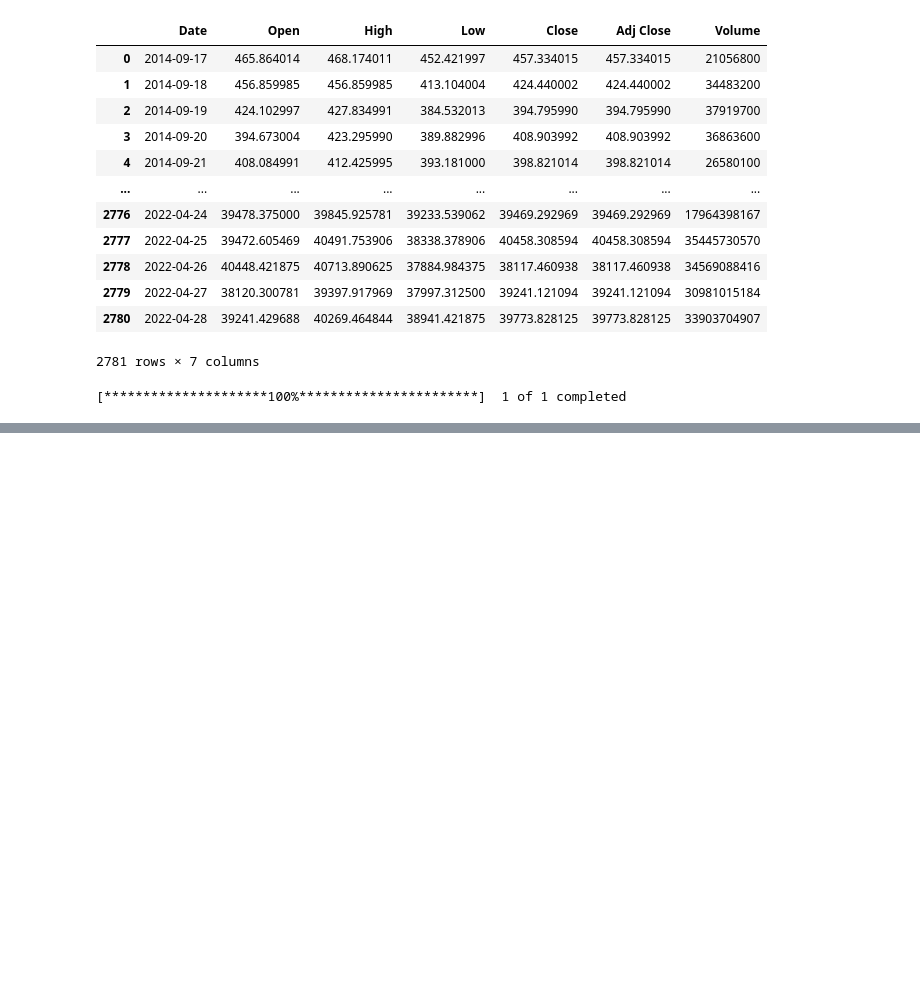
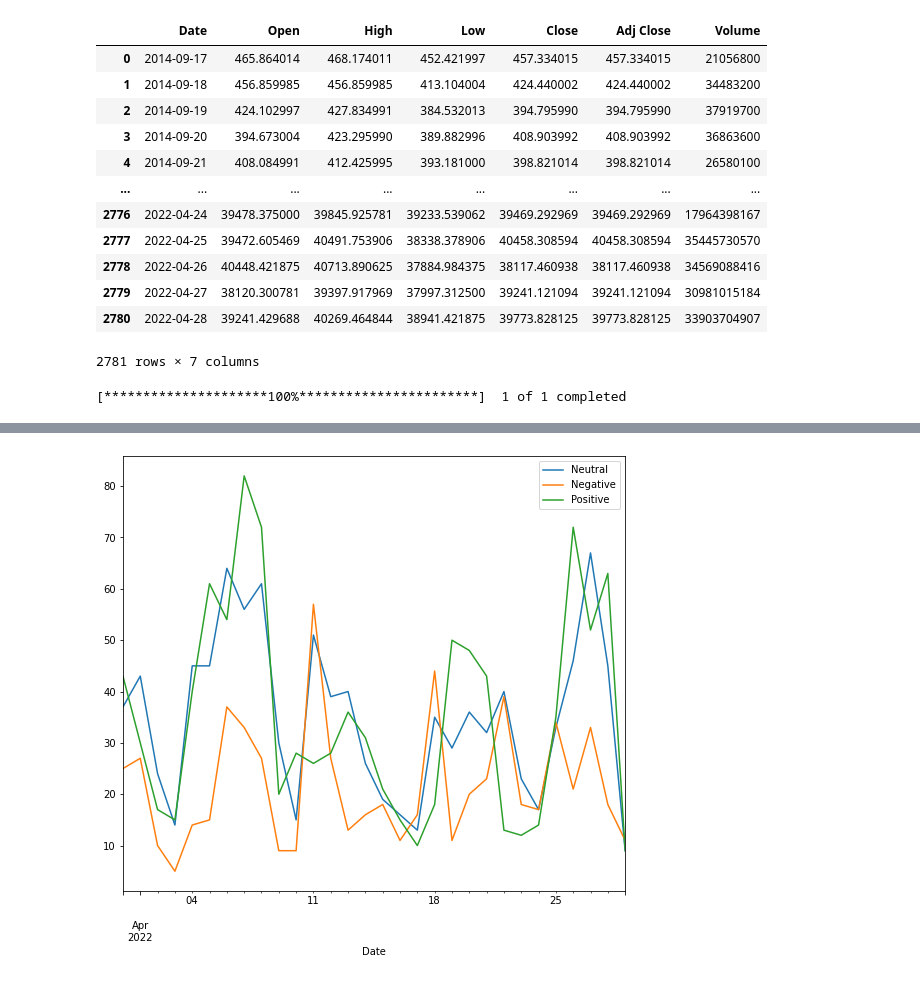
Before and after one commit to ivanrepi/crypto_investment_helper, a Jupyter notebook: notebooks/buy_sell_helper.ipynb, the cells around one changed output, grey strips where cells are left out. Cells and saved outputs as stored; diff of their text form; code cells hidden in the pictures; blank space fills up the shorter version.

```diff
--- a/notebooks/real_time_data.ipynb
+++ b/notebooks/buy_sell_helper.ipynb
@@ -197,6 +168,7 @@ from bs4 import BeautifulSoup
 import json
 import re
 
-url = 'https://cryptonews-api.com/api/v1?tickers='+ (re.split('-', stock))[0] + '&items=50&page=1&token=u7pvihvex531i03ya2urh3sscf2pcj50k3uxzyu2'
+url = 'https://cryptonews-api.com/api/v1?tickers='+ (re.split('-', 'BTC'))[0] + '&items=50&page=1&token=u7pvihvex531i03ya2urh3sscf2pcj50k3uxzyu2'
 html_response = requests.get(url).content
 soup = BeautifulSoup(html_response, "html.parser")
+soup
@@ -218,0 +243,20 @@ neutral = news['sentiment'].isin(['Neutral']).sum(axis=0)
+# %%
+sentiments = pd.DataFrame(site_json['data'])
+sentiments = sentiments.T
+
+neutral = []
+positive = []
+negative = []
+i = 0
+while i < len(sentiments):
+    neutral.append(news.iloc[i].get('BTC').get('Neutral'))
+    positive.append(news.iloc[i].get('BTC').get('Positive'))
+    negative.append(news.iloc[i].get('BTC').get('Negative'))
+    i+= 1
+
+sent_df = pd.DataFrame(list(zip(list(sentiments.index),neutral, positive, negative)),
+               columns =['Date','Neutral', 'Positive', 'Negative'])
+sent_df['Date'] = pd.to_datetime(sent_df['Date'])
+sent_df.plot(x="Date", y=["Neutral", "Negative", "Positive"], kind="line", figsize=(9, 8));
+# %% [output]
+[figure, added]
```
Also changed, not shown: parts of 8 cells of this notebook, 3 other files.
